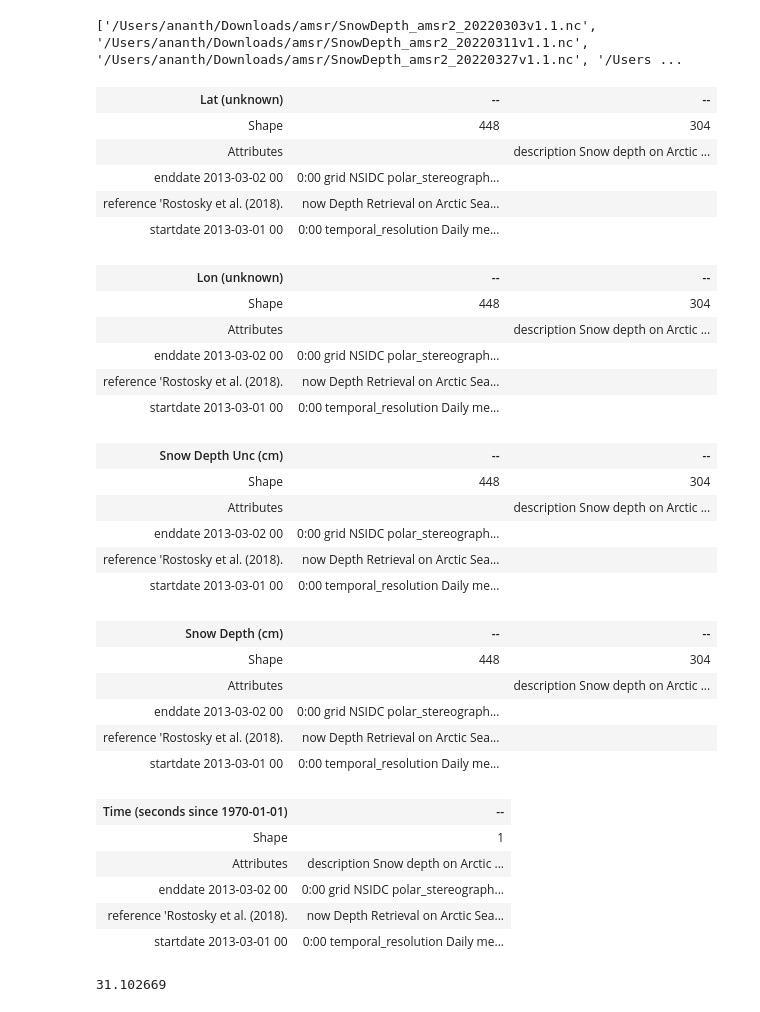
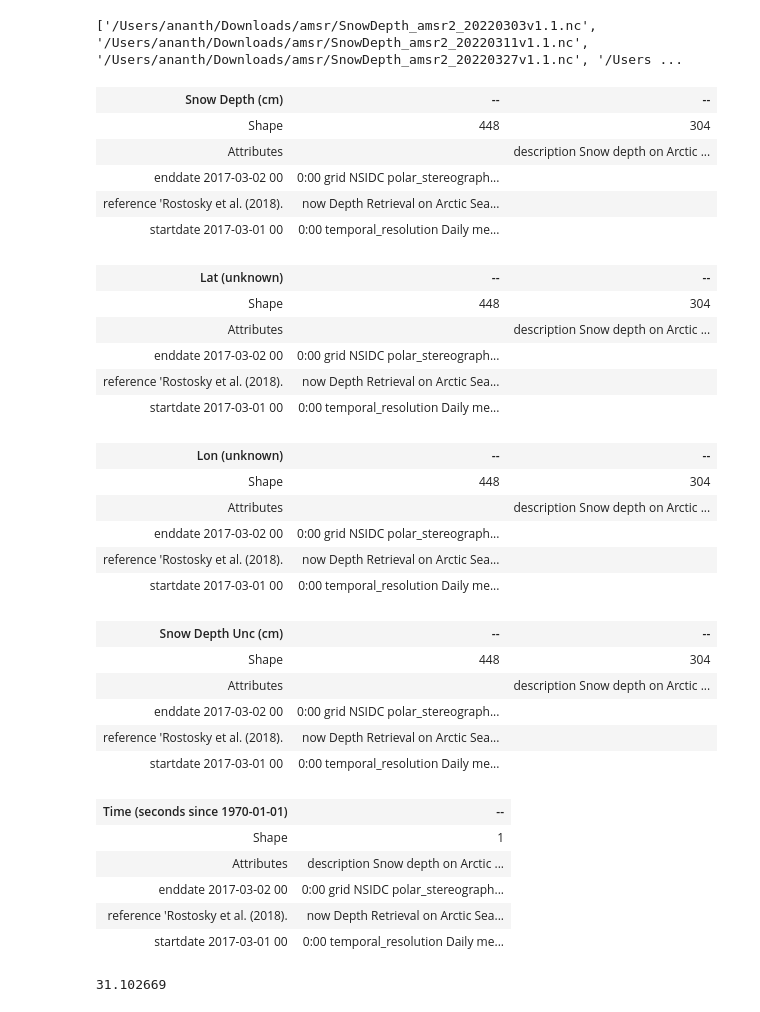
Before and after one commit to bazilsky/jupyter_local, a Jupyter notebook: netcdf/snow_depth.ipynb, the cells around one changed output. Saved outputs shown, nothing was run; the diff lists cells and outputs as text; code cells hidden in the pictures.

```diff
--- a/netcdf/snow_depth.ipynb
+++ b/netcdf/snow_depth.ipynb
@@ -9,47 +9,51 @@ import cartopy.feature
 # %%
 path = '/Users/ananth/Downloads/amsr/'
 files = glob.glob(path+'*.nc') # snow depth amsr files
 print(files)
 
 path2= '/Users/ananth/Downloads/amsr/dec2012/snowdepth_amsr2_2012121v1.1.nc'
 latlon = iris.load(path2)
 
 path3 = '/Users/ananth/Downloads/amsr/mar2013/snowdepth_amsr2_2013031v1.1.nc'
 
-test_cube = iris.load(path3)
+path4 = '/Users/ananth/Downloads/amsr/mar2020/snowdepth_amsr2_20200329v1.1.nc'
+
+path5 = '/Users/ananth/Downloads/amsr/mar2017/snowdepth_amsr2_2017031v1.1.nc'
+
+test_cube = iris.load(path5)
 test_cube
 # %% [output]
 ['/Users/ananth/Downloads/amsr/SnowDepth_amsr2_20220303v1.1.nc', '/Users/ananth/Downloads/amsr/SnowDepth_amsr2_20220311v1.1.nc', '/Users/ananth/Downloads/amsr/SnowDepth_amsr2_20220327v1.1.nc', '/Users ...
-| Lat (unknown) | -- | -- |
+| Snow Depth (cm) | -- | -- |
 | Shape | 448 | 304 |
 | Attributes |  | description Snow depth on Arctic ... |
-| enddate 2013-03-02 00 | 0:00 grid NSIDC polar_stereograph... |  |
+| enddate 2017-03-02 00 | 0:00 grid NSIDC polar_stereograph... |  |
 | reference 'Rostosky et al. (2018). | now Depth Retrieval on Arctic Sea... |  |
-| startdate 2013-03-01 00 | 0:00 temporal_resolution Daily me... |  |
+| startdate 2017-03-01 00 | 0:00 temporal_resolution Daily me... |  |
-| Lon (unknown) | -- | -- |
+| Lat (unknown) | -- | -- |
 | Shape | 448 | 304 |
 | Attributes |  | description Snow depth on Arctic ... |
-| enddate 2013-03-02 00 | 0:00 grid NSIDC polar_stereograph... |  |
+| enddate 2017-03-02 00 | 0:00 grid NSIDC polar_stereograph... |  |
 | reference 'Rostosky et al. (2018). | now Depth Retrieval on Arctic Sea... |  |
-| startdate 2013-03-01 00 | 0:00 temporal_resolution Daily me... |  |
+| startdate 2017-03-01 00 | 0:00 temporal_resolution Daily me... |  |
-| Snow Depth Unc (cm) | -- | -- |
+| Lon (unknown) | -- | -- |
 | Shape | 448 | 304 |
 | Attributes |  | description Snow depth on Arctic ... |
-| enddate 2013-03-02 00 | 0:00 grid NSIDC polar_stereograph... |  |
+| enddate 2017-03-02 00 | 0:00 grid NSIDC polar_stereograph... |  |
 | reference 'Rostosky et al. (2018). | now Depth Retrieval on Arctic Sea... |  |
-| startdate 2013-03-01 00 | 0:00 temporal_resolution Daily me... |  |
+| startdate 2017-03-01 00 | 0:00 temporal_resolution Daily me... |  |
-| Snow Depth (cm) | -- | -- |
+| Snow Depth Unc (cm) | -- | -- |
 | Shape | 448 | 304 |
 | Attributes |  | description Snow depth on Arctic ... |
-| enddate 2013-03-02 00 | 0:00 grid NSIDC polar_stereograph... |  |
+| enddate 2017-03-02 00 | 0:00 grid NSIDC polar_stereograph... |  |
 | reference 'Rostosky et al. (2018). | now Depth Retrieval on Arctic Sea... |  |
-| startdate 2013-03-01 00 | 0:00 temporal_resolution Daily me... |  |
+| startdate 2017-03-01 00 | 0:00 temporal_resolution Daily me... |  |
 | Time (seconds since 1970-01-01) | -- |
 | Shape | 1 |
 | Attributes | description Snow depth on Arctic ... |
-| enddate 2013-03-02 00 | 0:00 grid NSIDC polar_stereograph... |
+| enddate 2017-03-02 00 | 0:00 grid NSIDC polar_stereograph... |
 | reference 'Rostosky et al. (2018). | now Depth Retrieval on Arctic Sea... |
-| startdate 2013-03-01 00 | 0:00 temporal_resolution Daily me... |
+| startdate 2017-03-01 00 | 0:00 temporal_resolution Daily me... |
 # %%
 lon = latlon[0].data
 lat = latlon[1].data
```
Also changed, not shown: parts of 3 cells of this notebook.
